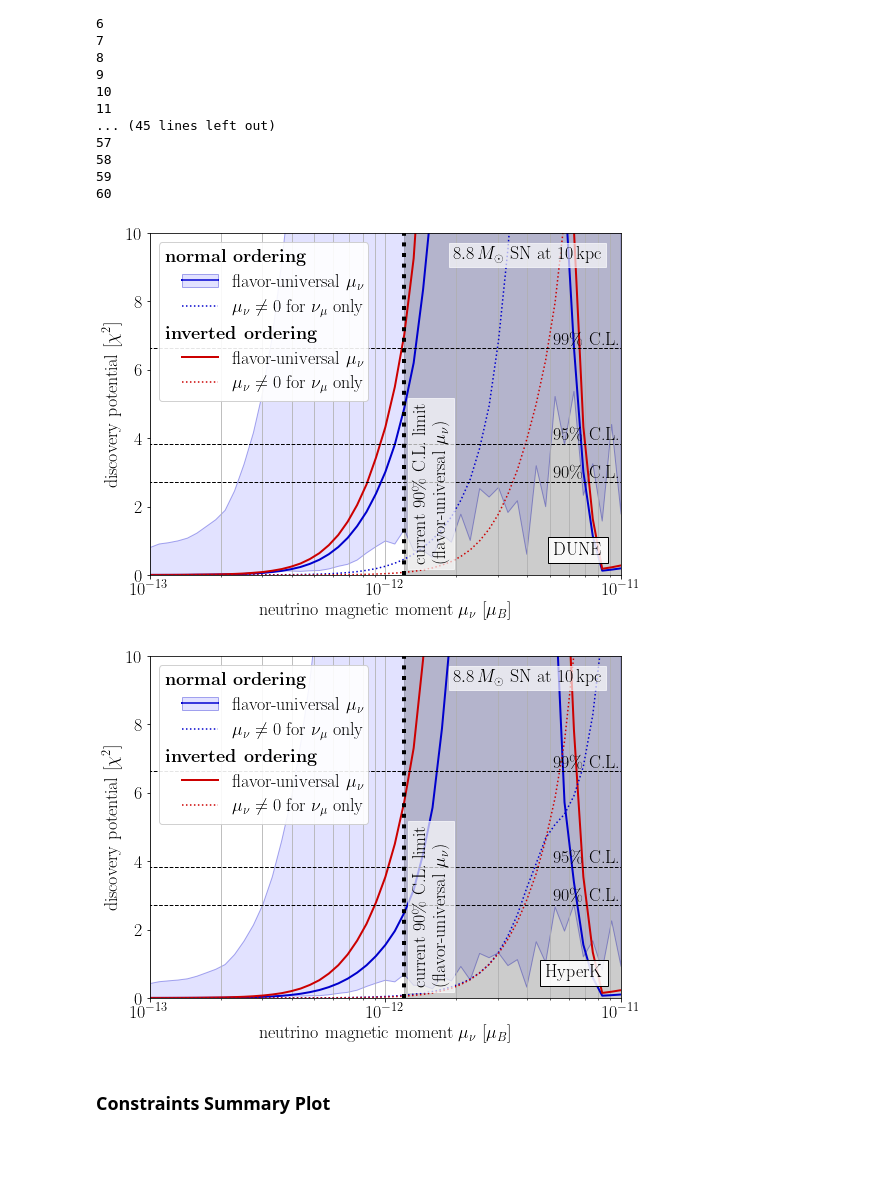
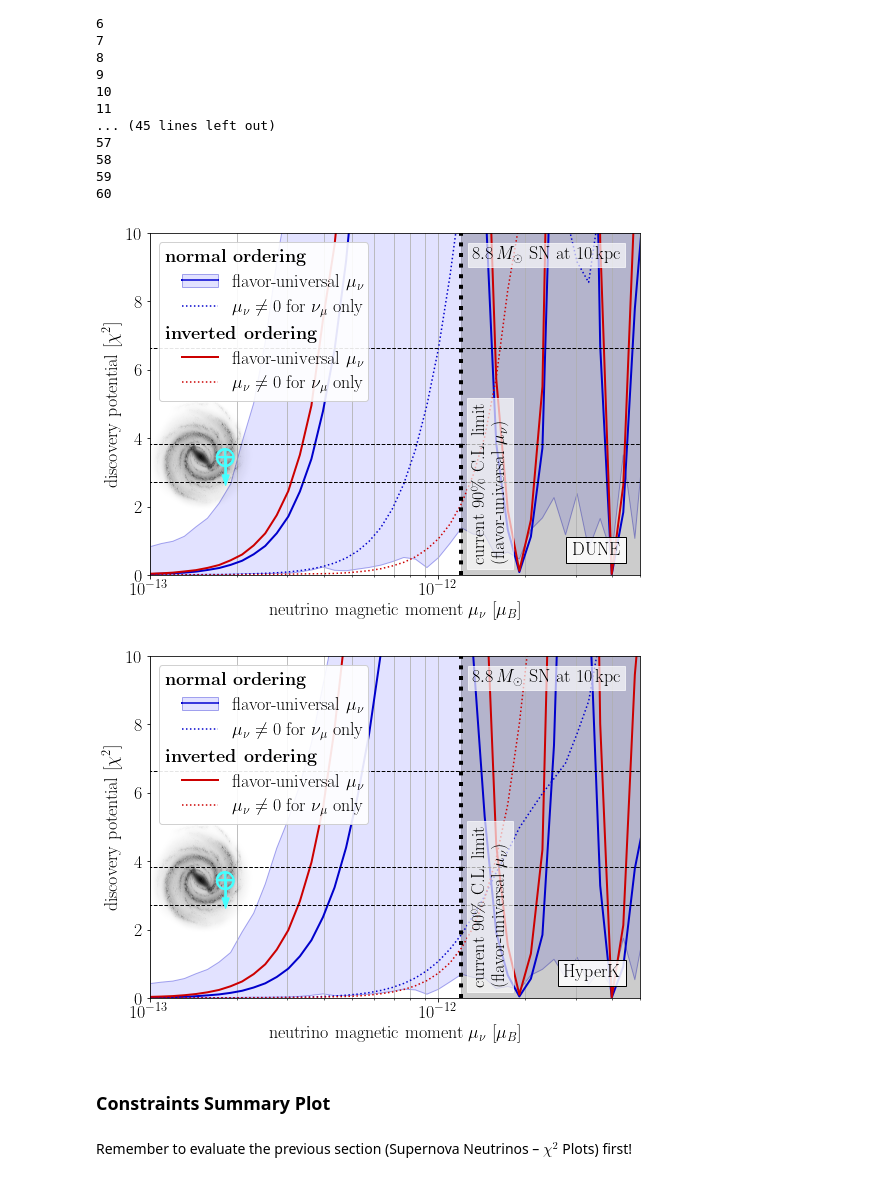
Before and after one commit to koppj/mm-astro-nu, a Jupyter notebook: SN_detection_turbulent.ipynb, the cells around one changed output. Cells and saved outputs as stored; diff of their text form; code cells hidden in the pictures; blank space fills up the shorter version.

Commit message:
minor changes to physics and layout of the plots; getting close to arXiv v1

```diff
--- a/SN_detection_turbulent.ipynb
+++ b/SN_detection_turbulent.ipynb
@@ -71,7 +74,7 @@ fig.savefig('fig/B-field-plot-los{:.2f}.pdf'.format(p.phi_los/np.pi),
 mu0       = 5e-13 * mu_b             # magnetic moment
 d         = 10*kpc                   # distance to the SN
 theta_los = 0.                       # direction of line of sight
-phi_los   = np.pi                    #   phi_los=0. = away from the GC
+phi_los   = -np.pi/2                 #   phi_los=0. = away from the GC
 l0        = 0.01                     # nominal outer turbulence scale [kpc]
 B0        = 2.                       # nominal B field strength [muG]
 n_samples = 100                      # number of random B field configurations
@@ -375,7 +378,7 @@ mu_max          = 1e-11 * mu_b
 mu_table        = np.logspace(np.log10(mu_min/mu_b), np.log10(mu_max/mu_b), 51) * mu_b
 d               = 10*kpc                   # distance to the SN
 theta_los       = 0.                       # direction of line of sight
-phi_los         = np.pi                    #   phi_los=0. = away from the GC
+phi_los         = -np.pi/2                 #   phi_los=0. = away from the GC
 l0              = 0.01                     # nominal outer turbulence scale [kpc]
 B0              = 2.                       # nominal B field strength [muG]
 sigma_l         = 0.05                     # systematic uncertainty in the outer turbulence scale [kpc]
@@ -393,8 +396,12 @@ p               = neutrino_propagator(d=d, theta_los=theta_los, phi_los=phi_los,
 for j, l, B, a in zip(range(n_samples+1), l_table, B_table, a_table):
     print(j)
     np.savetxt('chi2.log', [j,l,B,a])
-    p.generate_B_field_gal(d=d, theta_los=theta_los, phi_los=phi_los, Bturb=B, outer_scale=l, random_B_coh=True, cpus=8,
-                           mu_range=np.array([0] + list(mu_table[::2]) + [1.1*mu_max]))
+    if j == 0:
+        p.generate_B_field_gal(d=d, theta_los=theta_los, phi_los=phi_los, Bturb=B0, outer_scale=l0, random_B_coh=False, cpus=8,
+                               mu_range=np.array([0] + list(mu_table[::2]) + [1.1*mu_max]))
+    else:
+        p.generate_B_field_gal(d=d, theta_los=theta_los, phi_los=phi_los, Bturb=B, outer_scale=l, random_B_coh=True, cpus=8,
+                               mu_range=np.array([0] + list(mu_table[::2]) + [1.1*mu_max]))
     for mh in ['NH','IH']:
         for s, M in zip(['muonly','allflavors'], [M_mu_only, M_all_flavors]):
             if not (mh,s) in rate_table_DUNE.keys():
@@ -511,22 +543,33 @@ exp_labels = { 'DUNE': 'DUNE', 'HK': 'HyperK' }
 for exp in ['DUNE','HK']:
     fig, ax = plt.subplots()
     fig.set_size_inches(8,6)
-    plot_allflavors_NH,     = ax.plot(mu_table/mu_b, chi2_table['allflavors','NH',exp][0], c='#0000cc', lw=2)
+#    plot_allflavors_NH,     = ax.plot(mu_table/mu_b, np.median(chi2_table['allflavors','NH',exp], axis=0), c='#0000cc', lw=2)
+    plot_allflavors_NH,     = ax.plot(mu_table/mu_b, chi2_table['allflavors','NH',exp][i_median['allflavors','NH',exp]],
+                                      c='#0000cc', lw=2)
     plot_allflavors_err_NH  = ax.fill_between(mu_table/mu_b,
                                               np.quantile(chi2_table['allflavors','NH',exp], q,   axis=0),
                                               np.quantile(chi2_table['allflavors','NH',exp], 1-q, axis=0),
                                               color='#aaaaff55', ec='#0000cc55', lw=1)
-    plot_allflavors_IH,     = ax.plot(mu_table/mu_b, chi2_table['allflavors','IH',exp][0], c='#cc0000', lw=2)
+
+#    plot_allflavors_IH,     = ax.plot(mu_table/mu_b, np.median(chi2_table['allflavors','IH',exp], axis=0), c='#cc0000', lw=2)
+    plot_allflavors_IH,     = ax.plot(mu_table/mu_b, chi2_table['allflavors','IH',exp][i_median['allflavors','NH',exp]],
+                                      c='#cc0000', lw=2)
 #    plot_allflavors_err_IH  = ax.fill_between(mu_table/mu_b,
 #                                              np.quantile(chi2_table['allflavors','IH',exp], q,   axis=0),
 #                                              np.quantile(chi2_table['allflavors','IH',exp], 1-q, axis=0),
 #                                              color='#ffaaaa55', ec='#cc000055', lw=1)
-    plot_muonly_NH,         = ax.plot(mu_table/mu_b, chi2_table['muonly','NH',exp][0],     c='#0000cc', ls=':')
+
+#    plot_muonly_NH,         = ax.plot(mu_table/mu_b, np.median(chi2_table['muonly','NH',exp], axis=0),     c='#0000cc', ls=':')
+    plot_muonly_NH,         = ax.plot(mu_table/mu_b, chi2_table['muonly','NH',exp][i_median['allflavors','NH',exp]],
+                                      c='#0000cc', ls=':')
 #    plot_muonly_err_NH      = ax.fill_between(mu_table/mu_b,
 #                                              np.quantile(chi2_table['muonly','NH',exp], q,   axis=0),
 #                                              np.quantile(chi2_table['muonly','NH',exp], 1-q, axis=0),
 #                                              color='#aaaaff55', ec='#0000cc55', lw=1, ls=':')
-    plot_muonly_IH,         = ax.plot(mu_table/mu_b, chi2_table['muonly','IH',exp][0],     c='#cc0000', ls=':')
+
+#    plot_muonly_IH,         = ax.plot(mu_table/mu_b, np.median(chi2_table['muonly','IH',exp], axis=0),     c='#cc0000', ls=':')
+    plot_muonly_IH,         = ax.plot(mu_table/mu_b, chi2_table['muonly','IH',exp][i_median['allflavors','NH',exp]],
+                                      c='#cc0000', ls=':')
 #    plot_muonly_err_IH      = ax.fill_between(mu_table/mu_b,
 #                                              np.quantile(chi2_table['muonly','IH',exp], q,   axis=0),
 #                                              np.quantile(chi2_table['muonly','IH',exp], 1-q, axis=0),
@@ -569,39 +612,56 @@ for exp in ['DUNE','HK']:
             label.set_position((20,0))
         leg._legend_box.set_width(195)
 
+    # inset showing line of sight
+    axins = ax.inset_axes([-0.07, .17, .35, .35])
+    mw_img = plt.imread('data/milky-way-no-labels.png')
+    d_img  = 41.73 # kpc
+    axins.imshow(mw_img, extent=[-d_img/2.,d_img/2.,-d_img/2.,d_img/2.],
+                 cmap='gray', vmin=0, vmax=255, zorder=1)
+    axins.axis('off')
+    X_Earth = np.array([8.5,0,0]) # our location in the Milky Way
+    axins.annotate(r'$\boldsymbol{\pmb\bigoplus}$', X_Earth[:2], color='#44ffff',
+                   ha='center', va='center', size=18)
+    axins.arrow(X_Earth[0], X_Earth[1], d/kpc * np.cos(phi_los), d/kpc * np.sin(phi_los),
+                color='#44ffff', length_includes_head=True, width=0.6,
+                head_width=2.5)
+
     # other labels
     plt.annotate(exp_labels[exp], (0.96,0.05), xycoords='axes fraction',
                  ha='right', va='bottom',
                  bbox=dict(boxstyle='square', fc='#ffffffdd', ec='black'))
     plt.annotate(r'$8.8\,M_\odot$ SN at 10\,kpc',
                  (0.96,0.96), xycoords='axes fraction', ha='right', va='top', backgroundcolor='#ffffffaa')
 
     ax.vlines(1.2e-12, 0, 20, colors='k', ls=':', lw=4)
     ax.axvspan(1.2e-12, 1e-10, color='#00000033')
     plt.annotate(r'\parbox{10cm}{current 90\% C.L. limit\\[-0.1cm](flavor-universal $\mu_\nu$)}', (1.3e-12,0.3),
                  rotation=90, color='k', ha='left', va='bottom', backgroundcolor='#ffffffaa')
 
     # general plot / axis properties
     if mode == 'sensitivity':
         ax.set_ylabel(r'sensitivity [$\chi^2$]')
     elif mode == 'discovery':
         ax.set_ylabel(r'discovery potential [$\chi^2$]')
     ax.set_xlim(min(mu_table)/mu_b, max(mu_table)/mu_b)
+    ax.set_xlim(min(mu_table)/mu_b, 5e-12)
     ax.set_ylim(0, 10)
     ax.set_xscale('log')
 #    ax.xaxis.set_ticks(np.arange(0, 1.001*mu_table[-1]/mu_b, .5e-13))
 #    ax.yaxis.set_ticks(np.arange(0, 10.0001, 1))
     ax.grid(axis='x', which='both')
     ax.set_xlabel(r'neutrino magnetic moment $\mu_\nu$ [$\mu_B$]')
     plt.tight_layout()
 
     plt.savefig('fig/chi2-vs-mu-{:s}.pdf'.format(exp))
     plt.show()
 # %% [output]
-[figure, old version]
+[figure, new version]
-[figure, old version]
+[figure, new version]
 # %% [markdown]
 ### Constraints Summary Plot
+# %% [markdown]
+Remember to evaluate the previous section (Supernova Neutrinos – $\chi^2$ Plots) first!
 # %%
 limits = np.loadtxt('data/current-limits.dat')
 labels = [ "white \n dwarfs",
```
Also changed, not shown: parts of 13 cells of this notebook, 17 other files.
